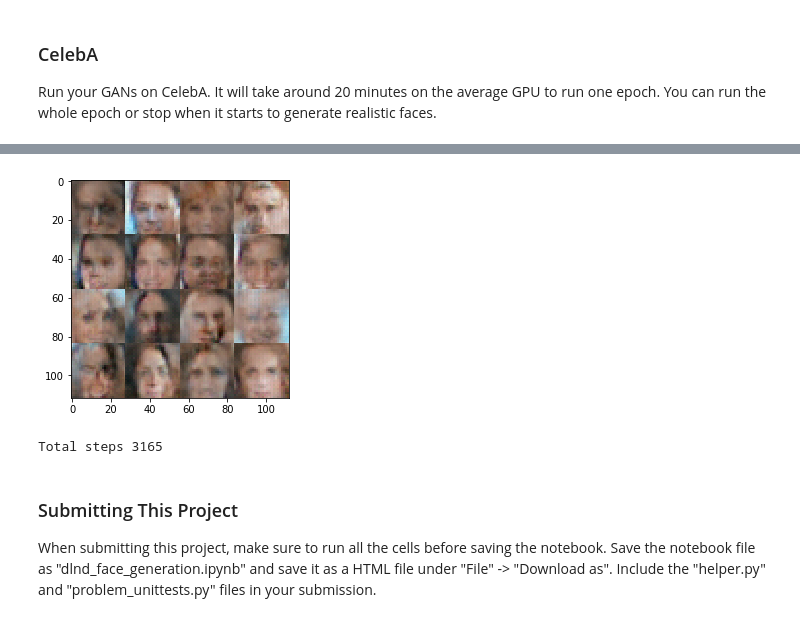
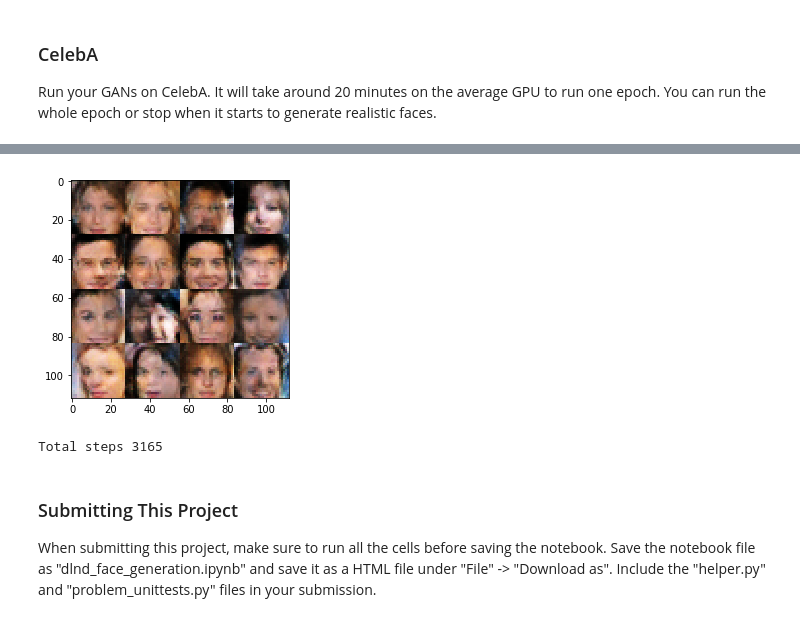
Before and after one commit to danilobcardoso/deep-learning, a Jupyter notebook: face_generation/dlnd_face_generation.ipynb, the cells around one changed output, grey strips where cells are left out. Saved outputs shown, nothing was run; the diff lists cells and outputs as text; code cells hidden in the pictures.

```diff
--- a/face_generation/dlnd_face_generation.ipynb
+++ b/face_generation/dlnd_face_generation.ipynb
@@ -140,9 +141,10 @@ def discriminator(images, reuse=False):
     :param reuse: Boolean if the weights should be reused
     :return: Tuple of (tensor output of the discriminator, tensor logits of the discriminator)
     """
-    leaky_param = 0.2
+    leaky_param = 0.1
     # TODO: Implement Function
     with tf.variable_scope("discriminator", reuse=reuse):
+
         # to 14x14x16 (considering and 28x28 input image)
         h1 = tf.layers.conv2d(images, 16, kernel_size=5, strides=(2,2), padding='same', activation=None)
         #h1 = tf.layers.batch_normalization(h1, training=True)
@@ -155,7 +157,7 @@ def discriminator(images, reuse=False):
 
         # to 4x4x64 (considering and 28x28 input image)
         h3 = tf.layers.conv2d(h2, 64, kernel_size=5, strides=(2,2), padding='same', activation=None)
-       # h3 = tf.layers.batch_normalization(h3, training=True)
+        #h3 = tf.layers.batch_normalization(h3, training=True)
         h3 = tf.maximum(h3 * leaky_param, h3)
 
         h4 = tf.reshape(h3, (-1, 4*4*64))
@@ -185,27 +187,27 @@ def generator(z, out_channel_dim, is_train=True):
     :param is_train: Boolean if generator is being used for training
     :return: The tensor output of the generator
     """
-    leaky_param = 0.2
+    leaky_param = 0.1
     # TODO: Implement Function
     with tf.variable_scope('generator', reuse=not is_train):
-        # to 4 x 4 x 64
+        # to 4 x 4 x 512 (64)
         h1 = tf.layers.dense(z, 4*4*64 )
         h1 = tf.reshape(h1, (-1,4,4,64) )
-        #h1 = tf.layers.batch_normalization(h1, training=is_train)
+        h1 = tf.layers.batch_normalization(h1, training=is_train)
         h1 = tf.maximum(h1 * leaky_param, h1)
 
-        # to 8 x 8 x 32
+        # to 8 x 8 x 128 (32)
         h2 = tf.layers.conv2d_transpose(h1, 32, kernel_size=5, strides=(2,2), padding='same', activation=None)
         h2 = tf.layers.batch_normalization(h2, training=is_train)
         h2 = tf.maximum(h2 * leaky_param, h2)
 
-        # to 16 x 16 x 16
+        # to 16 x 16 x 32 (16)
         h3 = tf.layers.conv2d_transpose(h2, 16, kernel_size=5, strides=(2,2), padding='same', activation=None)
         h3 = tf.layers.batch_normalization(h3, training=is_train)
         h3 = tf.maximum(h3 * leaky_param, h3)
 
         # to 32 x 32 x 3
-        logits = tf.layers.conv2d_transpose(h3, out_channel_dim, kernel_size=5, strides=(2,2), padding='same', activation=None)
+        logits = tf.layers.conv2d_transpose(h3, out_channel_dim, kernel_size=5, strides=(2,2), padding='same')
         output = tf.tanh(logits)
         output = tf.map_fn(lambda i: tf.image.crop_to_bounding_box(i, 2, 2, 28, 28), output)
 
@@ -238,8 +240,10 @@ def model_loss(input_real, input_z, out_channel_dim):
     disc_real_out, disc_real_logits = discriminator(input_real, True)
 
     # TODO: Implement Function
-    real_loss = tf.reduce_mean(tf.nn.sigmoid_cross_entropy_with_logits(logits=disc_real_logits, labels=tf.ones_like(disc_real_out)))
-    fake_loss = tf.reduce_mean(tf.nn.sigmoid_cross_entropy_with_logits(logits=disc_fake_logits, labels=tf.zeros_like(disc_fake_out)))
+    real_labels = tf.ones_like(disc_real_logits) * np.random.uniform(0.7, 1.2)
+    fake_labels = tf.ones_like(disc_fake_logits) * np.random.uniform(0.0, 0.3)
+    real_loss = tf.reduce_mean(tf.nn.sigmoid_cross_entropy_with_logits(logits=disc_real_logits, labels=real_labels))
+    fake_loss = tf.reduce_mean(tf.nn.sigmoid_cross_entropy_with_logits(logits=disc_fake_logits, labels=fake_labels))
     discriminator_loss = real_loss + fake_loss;
 
     generator_loss = tf.reduce_mean(tf.nn.sigmoid_cross_entropy_with_logits(logits=disc_fake_logits, labels=tf.ones_like(disc_fake_out)))
@@ -355,6 +359,7 @@ def train(epoch_count, batch_size, z_dim, learning_rate, beta1, get_batches, dat
                 steps += 1
 
                 batch_z = np.random.uniform(-1, 1, size=(batch_size, z_dim))
+                batch_images = batch_images * 2
                 _ = sess.run(d_train_opt, feed_dict={real_input: batch_images, z_input: batch_z, learn_rate: learning_rate})
                 _ = sess.run(g_train_opt, feed_dict={z_input: batch_z, real_input: batch_images, learn_rate: learning_rate})
 
@@ -438,7 +443,7 @@ Run your GANs on CelebA.  It will take around 20 minutes on the average GPU to r
 batch_size = 64
 z_dim = 100
 learning_rate = 0.002
-beta1 = 0.5
+beta1 = 0.3
 
 
 """
@@ -471,4 +476,4 @@ Epoch 1/1... Discriminator Loss: 1.0707... Generator Loss: 1.1314
-[figure, old version]
+[figure, new version]
 Total steps 3165
 # %% [markdown]
 ### Submitting This Project
```
Also changed, not shown: parts of 3 cells of this notebook.
